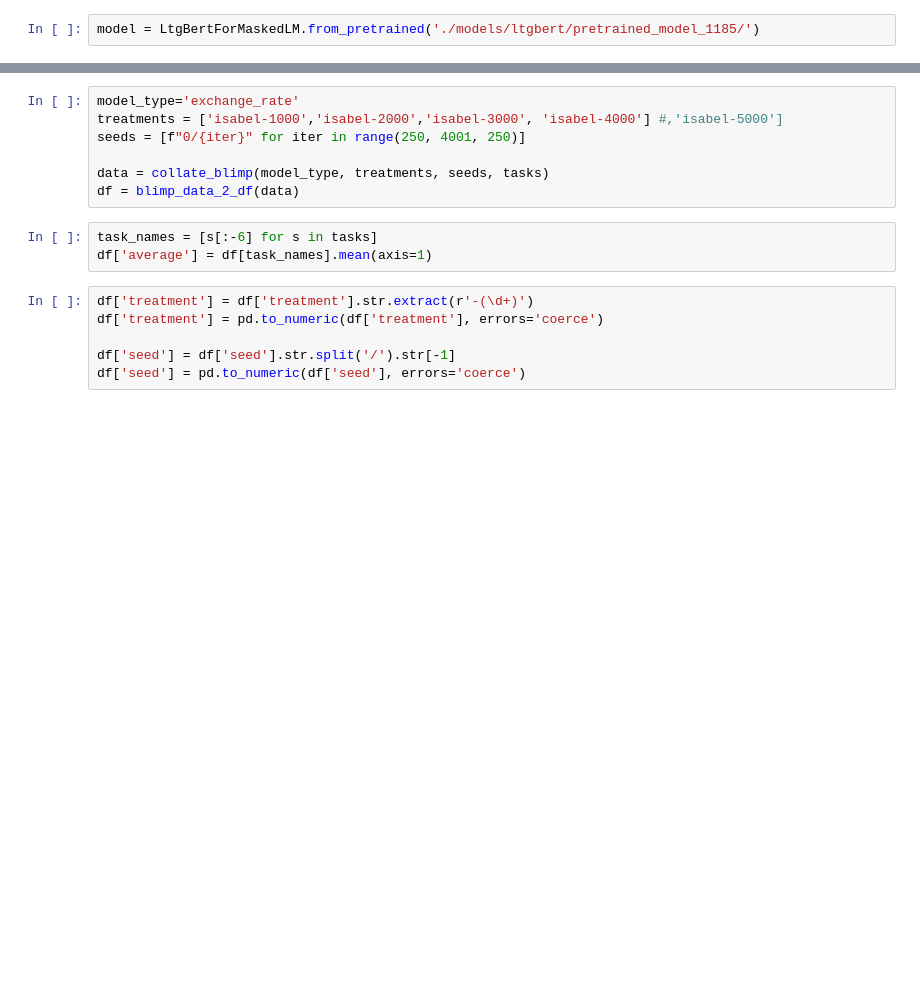
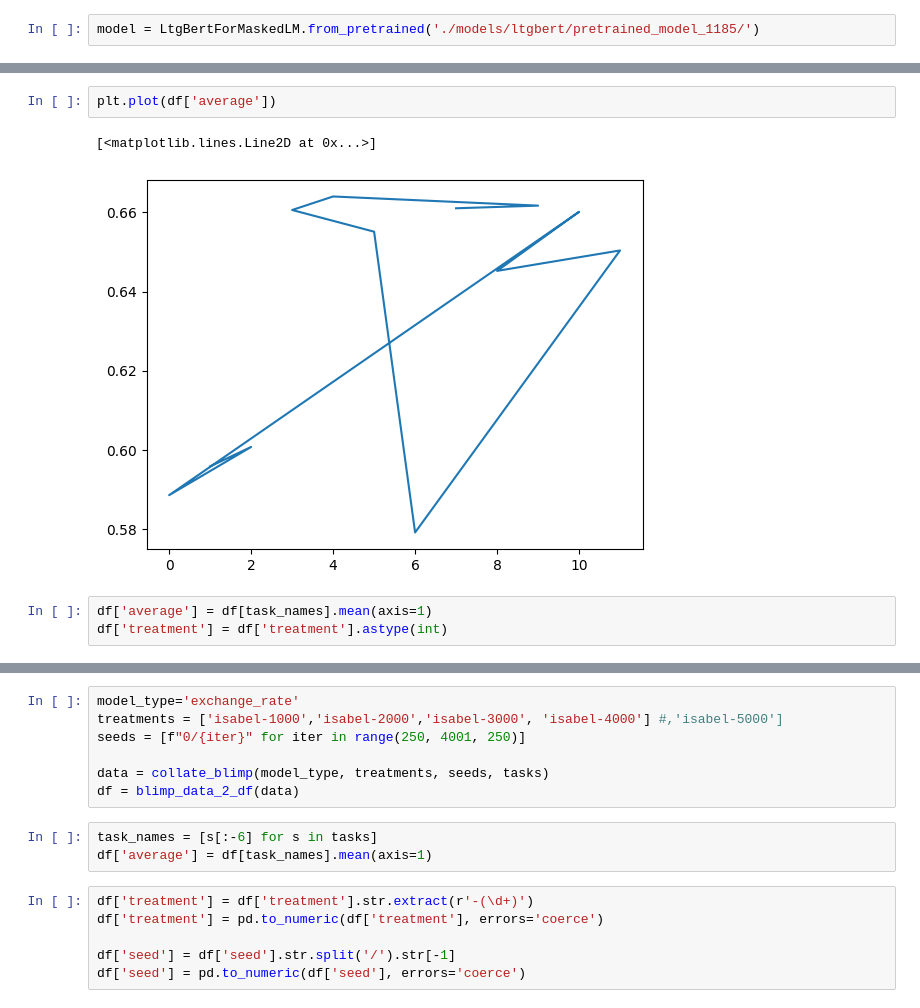
Before and after one commit to michahu/evaluation-pipeline, a Jupyter notebook: collate.ipynb, the cells around one changed output, grey strips where cells are left out. Cells and saved outputs as stored; diff of their text form; blank space fills up the shorter version.

```diff
--- a/collate.ipynb
+++ b/collate.ipynb
@@ -260,0 +389,8 @@ def blimp_data_2_df(data):
+# %%
+plt.plot(df['average'])
+# %% [output]
+[<matplotlib.lines.Line2D at 0x...>]
+[figure, added]
+# %%
+df['average'] = df[task_names].mean(axis=1)
+df['treatment'] = df['treatment'].astype(int)
```
Also changed, not shown: parts of 13 cells of this notebook, 6 other files.
